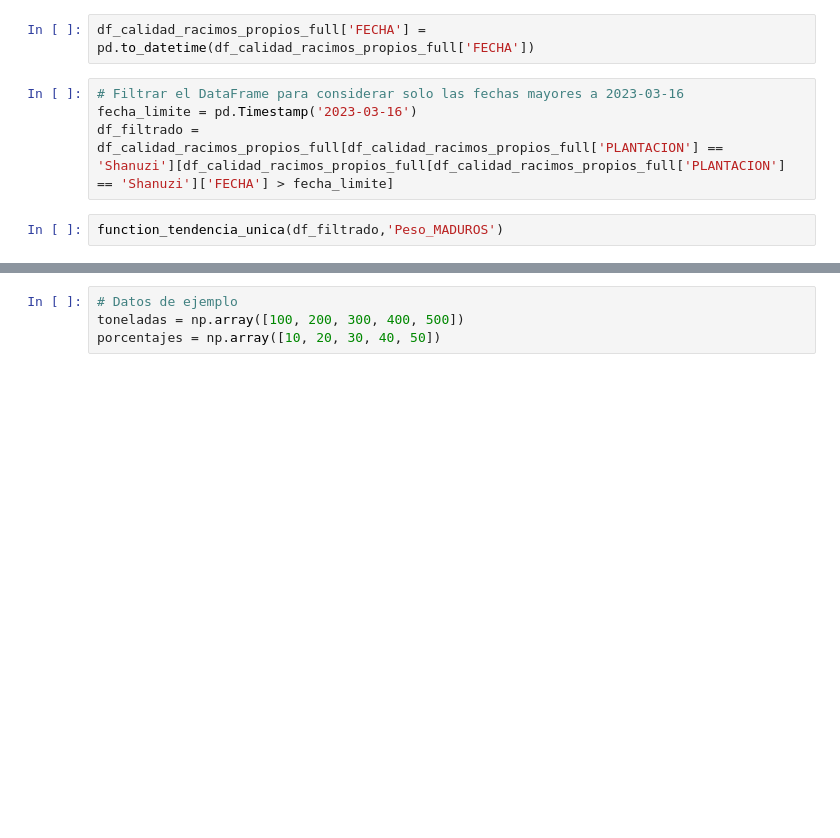
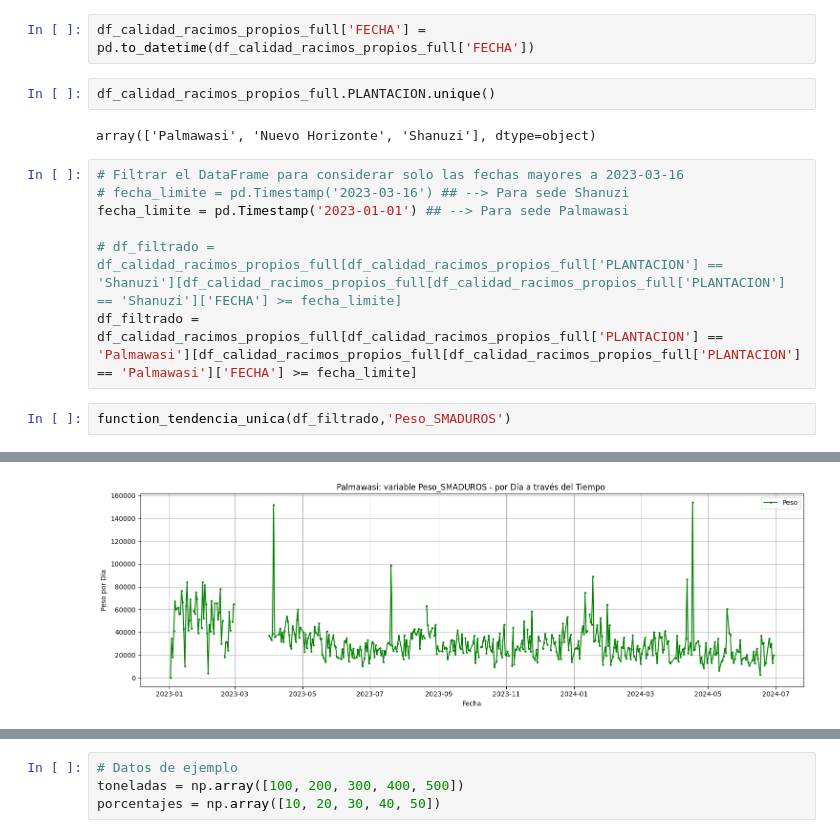
Before and after one commit to cesarqb/PROYECTO_01_analitica_descriptiva_TEA, a Jupyter notebook: src/features_scripts/Scrpit_match_tea.ipynb, the cells around one changed output, grey strips where cells are left out. Cells and saved outputs as stored; diff of their text form; blank space fills up the shorter version.

```diff
--- a/src/features_scripts/Scrpit_match_tea.ipynb
+++ b/src/features_scripts/Scrpit_match_tea.ipynb
@@ -662,8 +683,16 @@ df_calidad_racimos_propios_full.head()
 # %%
 df_calidad_racimos_propios_full['FECHA'] = pd.to_datetime(df_calidad_racimos_propios_full['FECHA'])
+# %%
+df_calidad_racimos_propios_full.PLANTACION.unique()
+# %% [output]
+array(['Palmawasi', 'Nuevo Horizonte', 'Shanuzi'], dtype=object)
 # %%
 # Filtrar el DataFrame para considerar solo las fechas mayores a 2023-03-16
-fecha_limite = pd.Timestamp('2023-03-16')
-df_filtrado = df_calidad_racimos_propios_full[df_calidad_racimos_propios_full['PLANTACION'] == 'Shanuzi'][df_calidad_racimos_propios_full[df_calidad_racimos_propios_full['PLANTACION'] == 'Shanuzi']['FECHA'] > fecha_limite]
+# fecha_limite = pd.Timestamp('2023-03-16') ## --> Para sede Shanuzi
+fecha_limite = pd.Timestamp('2023-01-01') ## --> Para sede Palmawasi
+
+# df_filtrado = df_calidad_racimos_propios_full[df_calidad_racimos_propios_full['PLANTACION'] == 'Shanuzi'][df_calidad_racimos_propios_full[df_calidad_racimos_propios_full['PLANTACION'] == 'Shanuzi']['FECHA'] >= fecha_limite]
+df_filtrado = df_calidad_racimos_propios_full[df_calidad_racimos_propios_full['PLANTACION'] == 'Palmawasi'][df_calidad_racimos_propios_full[df_calidad_racimos_propios_full['PLANTACION'] == 'Palmawasi']['FECHA'] >= fecha_limite]
 # %%
-function_tendencia_unica(df_filtrado,'Peso_MADUROS')
+function_tendencia_unica(df_filtrado,'Peso_SMADUROS')
+# %% [output]
@@ -670,2 +700,3 @@ function_tendencia_unica(df_filtrado,'Peso_MADUROS')
+[figure, added]
 # %%
 function_tendencia_unica(df_analisis_tendencia_semana, '% Acidez','red')
```
Also changed, not shown: parts of 110 cells of this notebook, 18 other files.
